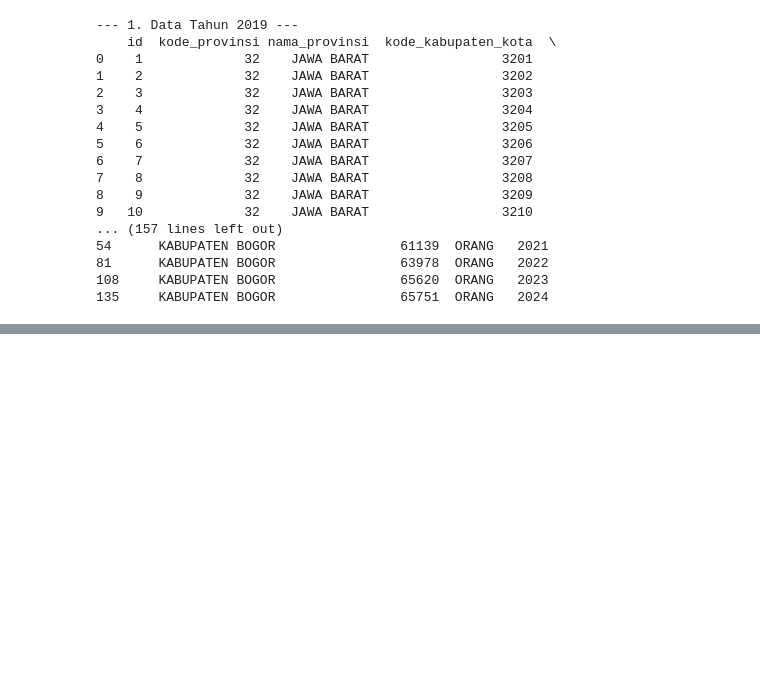
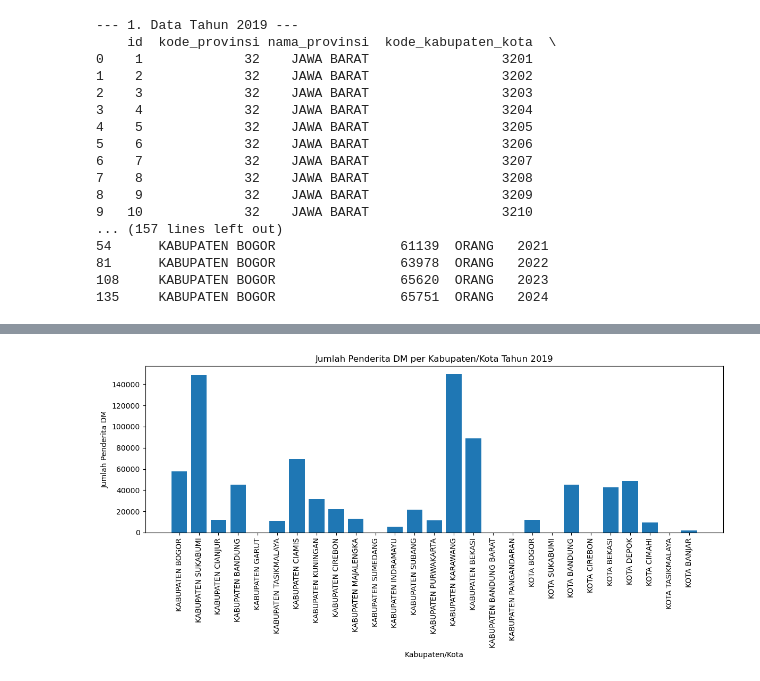
Before and after one commit to Rhyred/kelompok-IPYNB, a Jupyter notebook: kelompok.ipynb, the cells around one changed output, grey strips where cells are left out. Saved outputs shown, nothing was run; the diff lists cells and outputs as text; code cells hidden in the pictures; blank space fills up the shorter version.

```diff
--- a/kelompok.ipynb
+++ b/kelompok.ipynb
@@ -204,0 +251,17 @@ plt.show()
+# %%
+# Filter data tahun 2019
+df_2019 = df[df['tahun'] == 2019]
+
+plt.figure(figsize=(12, 6))
+plt.bar(
+    df_2019['nama_kabupaten_kota'],
+    df_2019['jumlah_penderita_dm']
+)
+plt.xticks(rotation=90)
+plt.xlabel('Kabupaten/Kota')
+plt.ylabel('Jumlah Penderita DM')
+plt.title('Jumlah Penderita DM per Kabupaten/Kota Tahun 2019')
+plt.tight_layout()
+plt.show()
+# %% [output]
+[figure, added]
```
Also changed, not shown: parts of 11 cells of this notebook.
